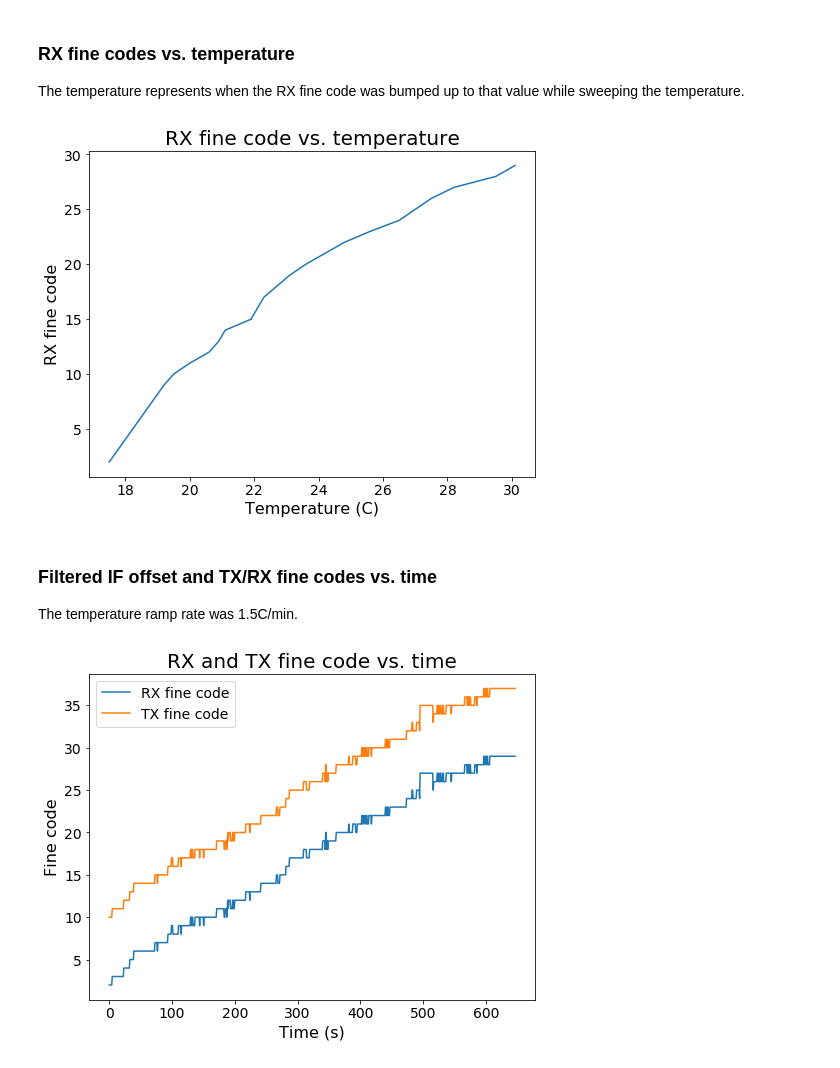
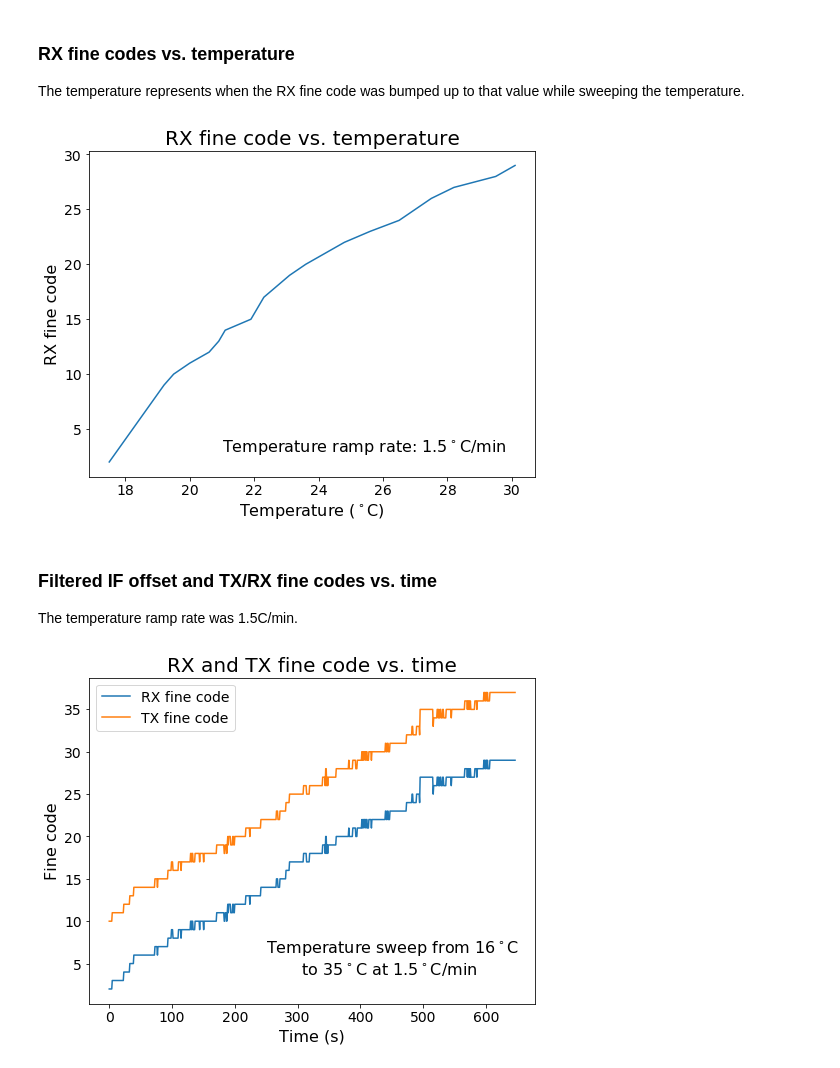
Before and after one commit to cwdao/scum-test-code, a Jupyter notebook: scum/IF_track/IF_track.ipynb, the cells around one changed output. Cells and saved outputs as stored; diff of their text form; code cells hidden in the pictures.

```diff
--- a/scum/IF_track/IF_track.ipynb
+++ b/scum/IF_track/IF_track.ipynb
@@ -40,14 +40,16 @@ temp = list(fine_codes_vs_temp.values())
 # %%
 plt.figure(figsize=(8, 6))
 plt.plot(temp, fine_codes)
-plt.xlabel("Temperature (C)", fontsize=16)
+plt.xlabel("Temperature ($^\circ$C)", fontsize=16)
 plt.ylabel("RX fine code", fontsize=16)
 plt.title("RX fine code vs. temperature", fontsize=20)
 plt.xticks(fontsize=14)
 plt.yticks(fontsize=14)
+plt.text(21, 3, "Temperature ramp rate: 1.5$^\circ$C/min", fontsize=16)
+plt.savefig("rx_fine_code_vs_temp.pdf", bbox_inches="tight")
 plt.show()
 # %% [output]
-[figure, old version]
+[figure, new version]
 # %% [markdown]
 ### Filtered IF offset and TX/RX fine codes vs. time
 
@@ -91,9 +93,11 @@ plt.title("RX and TX fine code vs. time", fontsize=20)
 plt.legend(fontsize=14)
 plt.xticks(fontsize=14)
 plt.yticks(fontsize=14)
+plt.text(250, 4, "Temperature sweep from 16$^\circ$C\n       to 35$^\circ$C at 1.5$^\circ$C/min", fontsize=16)
+plt.savefig("rx_tx_fine_code_vs_time.pdf", bbox_inches="tight")
 plt.show()
 # %% [output]
-[figure, old version]
+[figure, new version]
 # %%
 plt.figure(figsize=(8, 6))
 plt.plot(time_IF, IF_offset)
```
Also changed, not shown: parts of 1 cell of this notebook, 8 other files.
